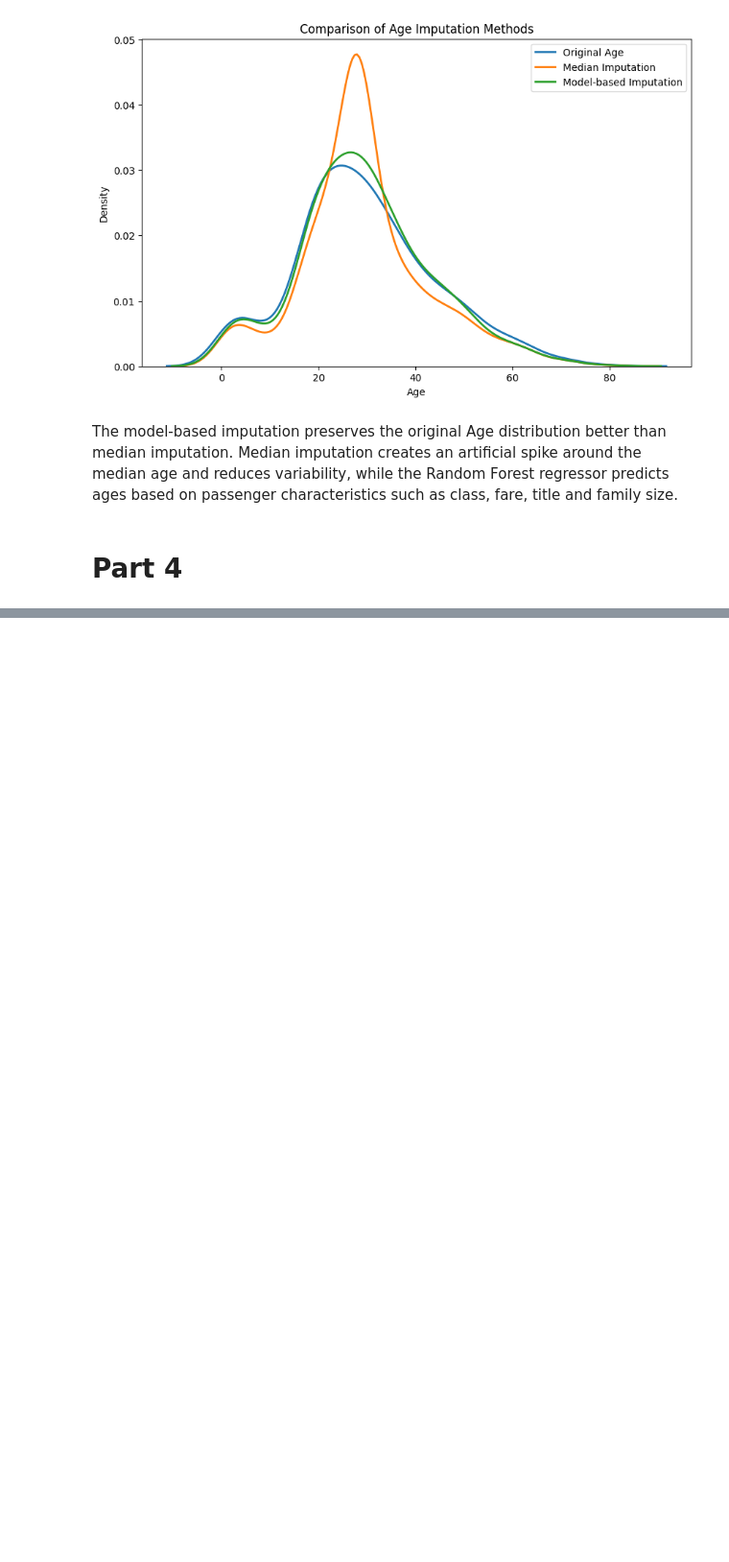
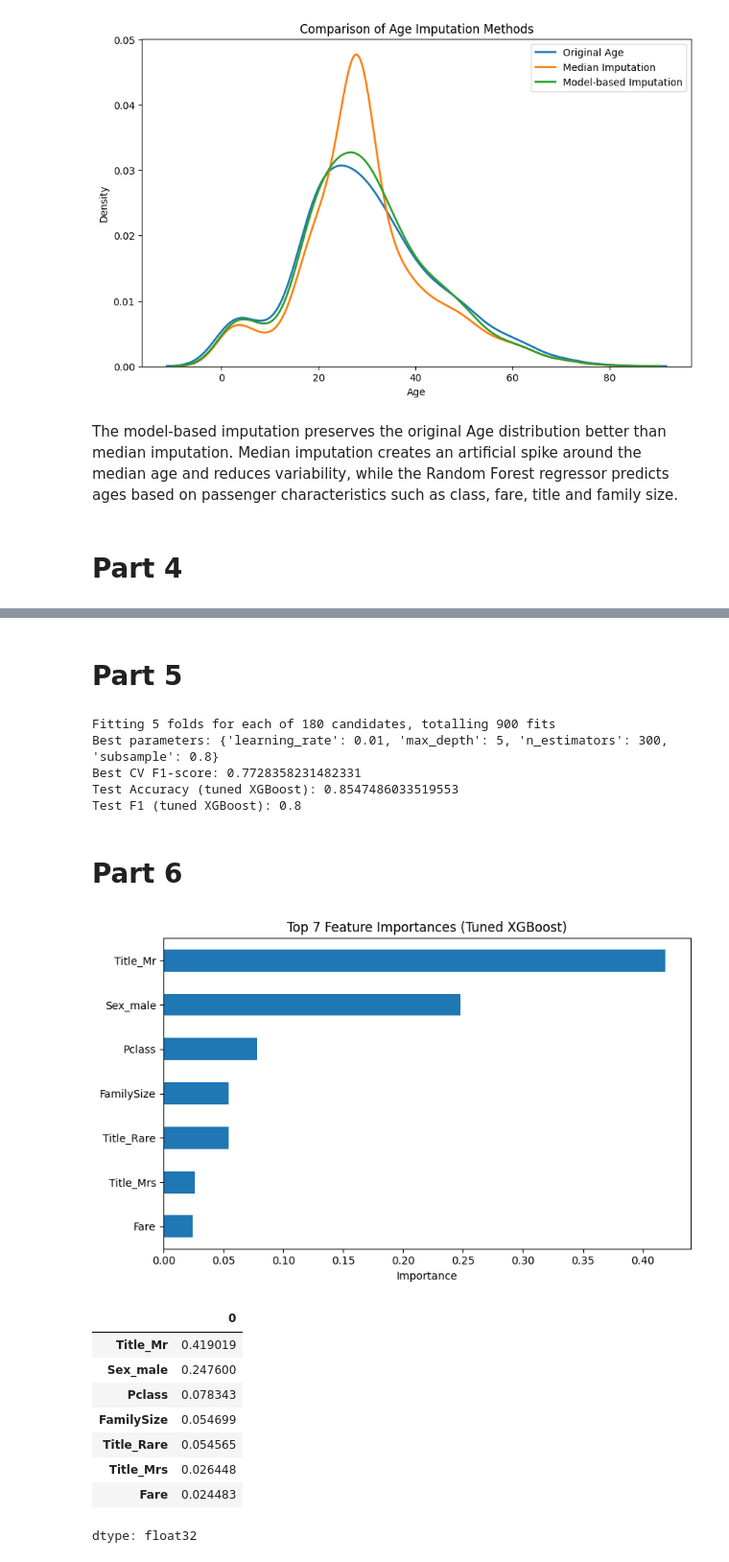
Before and after one commit to Katpst/ML, a Jupyter notebook: Tree_based_models.ipynb, the cells around one changed output, grey strips where cells are left out. Shown at 96% size. Saved outputs shown, nothing was run; the diff lists cells and outputs as text; code cells hidden in the pictures; blank space fills up the shorter version.

```diff
--- a/Tree_based_models.ipynb
+++ b/Tree_based_models.ipynb
@@ -345,0 +360,80 @@ results_df
+# %% [markdown]
+# **Part 5**
+# %%
+from sklearn.model_selection import GridSearchCV
+from xgboost import XGBClassifier
+from sklearn.metrics import accuracy_score, f1_score
+
+# Parameter grid
+param_grid = {
+    "learning_rate": [0.01, 0.05, 0.1, 0.2],
+    "n_estimators": [100, 200, 300],
+    "max_depth": [2, 3, 4, 5, 6],
+    "subsample": [0.6, 0.8, 1.0]
+}
+
+xgb = XGBClassifier(
+    random_state=42,
+    eval_metric="logloss"
+)
+
+#Grid search
+grid = GridSearchCV(
+    estimator=xgb,
+    param_grid=param_grid,
+    cv=5,
+    scoring="f1",
+    n_jobs=-1,
+    verbose=1
+)
+
+# Fit
+grid.fit(X_train, y_train)
+
+print("Best parameters:", grid.best_params_)
+print("Best CV F1-score:", grid.best_score_)
+
+best_xgb = grid.best_estimator_
+y_pred_best = best_xgb.predict(X_test)
+
+print("Test Accuracy (XGBoost):", accuracy_score(y_test, y_pred_best))
+print("Test F1 (XGBoost):", f1_score(y_test, y_pred_best))
+# %% [output]
+Fitting 5 folds for each of 180 candidates, totalling 900 fits
+Best parameters: {'learning_rate': 0.01, 'max_depth': 5, 'n_estimators': 300, 'subsample': 0.8}
+Best CV F1-score: 0.7728358231482331
+Test Accuracy (tuned XGBoost): 0.8547486033519553
+Test F1 (tuned XGBoost): 0.8
+# %% [markdown]
+# **Part 6**
+# %%
+import pandas as pd
+import matplotlib.pyplot as plt
+import numpy as np
+
+# Get feature importance from XGBoost
+importances = best_xgb.feature_importances_
+features = X_train.columns
+feat_imp = pd.Series(importances, index=features).sort_values(ascending=False)
+
+# Plot top 7
+top7 = feat_imp.head(7)
+plt.figure(figsize=(8,5))
+top7.sort_values().plot(kind="barh")
+plt.title("Top 7 Feature Importances (Tuned XGBoost)")
+plt.xlabel("Importance")
+plt.tight_layout()
+plt.show()
+
+top7
+# %% [output]
+[figure, added]
+|  | 0 |
+| Title_Mr | 0.419019 |
+| Sex_male | 0.247600 |
+| Pclass | 0.078343 |
+| FamilySize | 0.054699 |
+| Title_Rare | 0.054565 |
+| Title_Mrs | 0.026448 |
+| Fare | 0.024483 |
+dtype: float32
```
Also changed, not shown: parts of 6 cells of this notebook.
